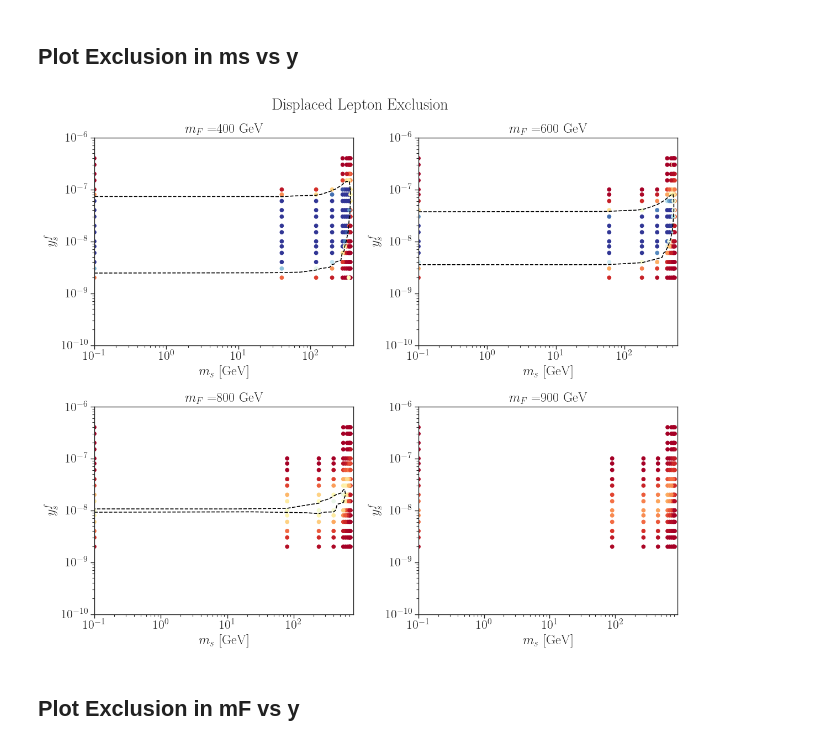
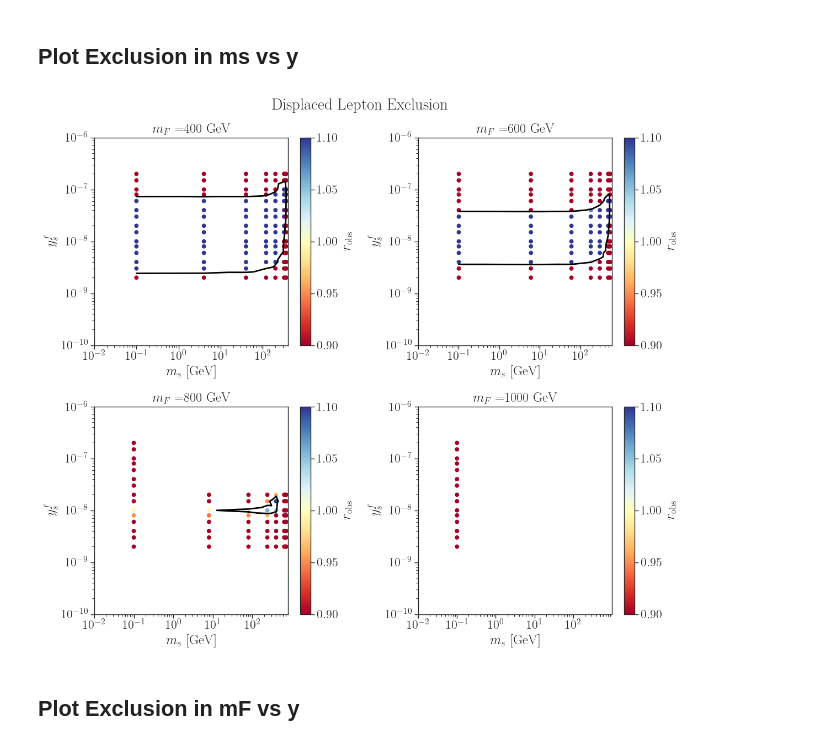
Before and after one commit to andlessa/LowTRHFIMP, a Jupyter notebook: plotting/plotContours_DisplacedLeptons.ipynb, the cells around one changed output. Drawn from its saved outputs; the diff is of its cells as text; code cells hidden in the pictures.

Commit message:
Setting up a few more points for the last plot

```diff
--- a/plotting/plotContours_DisplacedLeptons.ipynb
+++ b/plotting/plotContours_DisplacedLeptons.ipynb
@@ -19,7 +19,7 @@ cm_rev = plt.colormaps['RdYlBu_r']
 ### Create dataframe with all results
 # %%
 # Load combined json file (created with collectData.py)
-jsonFile = '../ATLAS-SUSY-2018-14_displacedLeptons/atlas_susy_2018_14_HeHe_scan.json'
+jsonFile = '../ATLAS-SUSY-2018-14_displacedLeptons/atlas_susy_2018_14_HeHe_scan_new.json'
 with open(jsonFile, 'r') as f:
     data = json.load(f)
 
@@ -39,44 +39,48 @@ dfRecast['mDM'] = dfRecast['m5000022'] # DM (s) mass
 # %%
 fig,axes =plt.subplots(figsize=(12,10),nrows=2,ncols=2)
 
-title = r'$p p \to F F,\, F \to s + l$'
-mFList = [400.,600.,800.,900.]
+title = r'$p p \\to F F,\\, F \\to s + l$'
+mFList = [400.,600.,800.,1000.]
 
 
 
 for iax,ax in enumerate(axes.flat):
     mF = mFList[iax]
      # Select points with fixed mF
     df = dfRecast[dfRecast['mLLP'] == mF]
     x = df['mDM'].to_numpy()
     y = df['yDM'].to_numpy()
     title = r'$m_F = $' + f'{mF:1.0f} GeV'
     r = 1.0/df['muUL_observed'].to_numpy()
 
-    im = ax.scatter(x,y,c=r,cmap=cm,vmin=0,vmax=2)
+    im = ax.scatter(x,y,c=r,cmap=cm,vmin=0.9,vmax=1.1)
+    cbar = fig.colorbar(im, ax=ax)
+    cbar.set_label(r'$r_{\rm obs}$')
 
-    contours = iso_contours_unstructured(x,y,r,z0=1.0,logy=True)
-    if len(contours) > 0:
-        contours = sorted(contours, key=lambda c: len(c), reverse=True)
-        contour = contours[0]
-        np.savetxt(f'contour_DL_mF{mF:1.0f}GeV.txt', contour, header='ms [GeV], yDM')
-        ax.plot(contour[:,0], contour[:,1], color='black', linestyle='--')
+    if mF != 1000.0:
+        contours = iso_contours_unstructured(x,y,r,z0=1.0,logx=True,logy=True,smoothing=0.0)
+        if len(contours) > 0:
+            contours = sorted(contours, key=lambda c: len(c), reverse=True)
+            contour = contours[0]
+            np.savetxt(f'contour_DL_mF{mF:1.0f}GeV.txt', contour, header='mF [GeV], yDM')
+            ax.plot(contour[:,0], contour[:,1], color='black', linestyle='-',label='No smoothing',linewidth=2)
+
 
     ax.set_xlabel(r'$m_{s}$ [GeV]')
     ax.set_ylabel(r'$y_{s}^f$')
     ax.set_yscale('log')
     ax.set_xscale('log')
-    ax.set_xlim(1e-1,mF-5.0)
+    ax.set_xlim(1e-2,mF-5.0)
     ax.set_ylim(1e-10,1e-6)
     ax.set_title(title)
     # ax.set_xticks(np.arange(0.,mF,50.))
     # ax.grid(True, which='both', ls='--', lw=0.5)
 
 plt.tight_layout()
 plt.suptitle('Displaced Lepton Exclusion', y=1.02)
 plt.show()
 # %% [output]
-[figure, old version]
+[figure, new version]
 # %% [markdown]
 ## Plot Exclusion in mF vs y
 # %%
```
Also changed, not shown: parts of 1 cell of this notebook, 6 other files.
